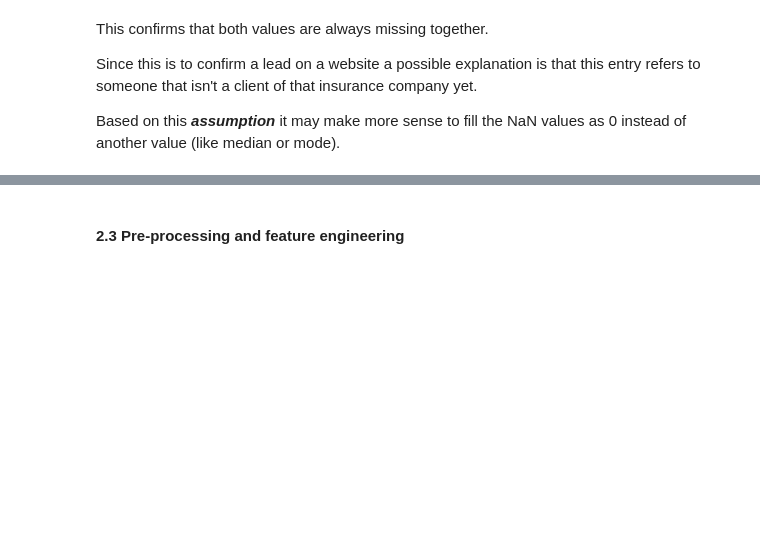
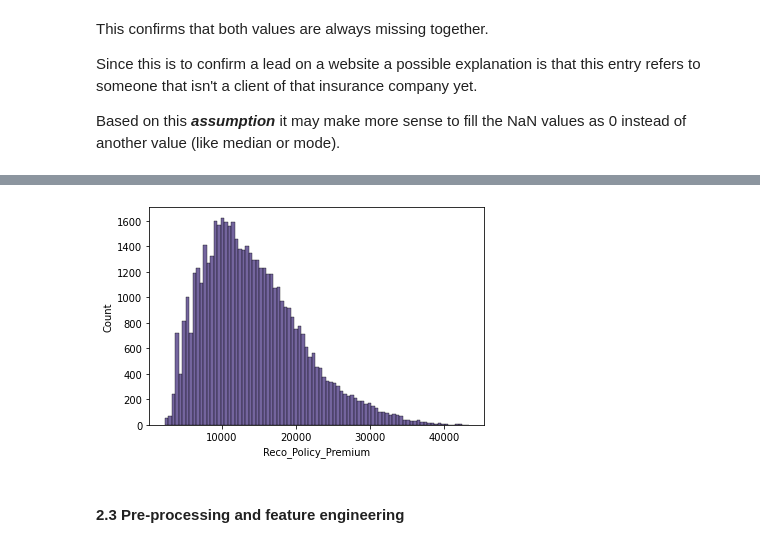
Before and after one commit to o-guilherme/IFSP-Proj-Sem2, a Jupyter notebook: EDA and Pre-processing.ipynb, the cells around one changed output, grey strips where cells are left out. Cells and saved outputs as stored; diff of their text form; code cells hidden in the pictures; blank space fills up the shorter version.

```diff
--- a/EDA and Pre-processing.ipynb
+++ b/EDA and Pre-processing.ipynb
@@ -319,3 +355,7 @@ Based on this ***assumption*** it may make more sense to fill the NaN values as
+# %%
+sns.histplot(data=df, x='Reco_Policy_Premium');
+# %% [output]
+[figure, added]
 # %% [markdown]
 #### 2.3 Pre-processing and feature engineering
 # %% [markdown]
```
Also changed, not shown: parts of 12 cells of this notebook, 18 other files.
